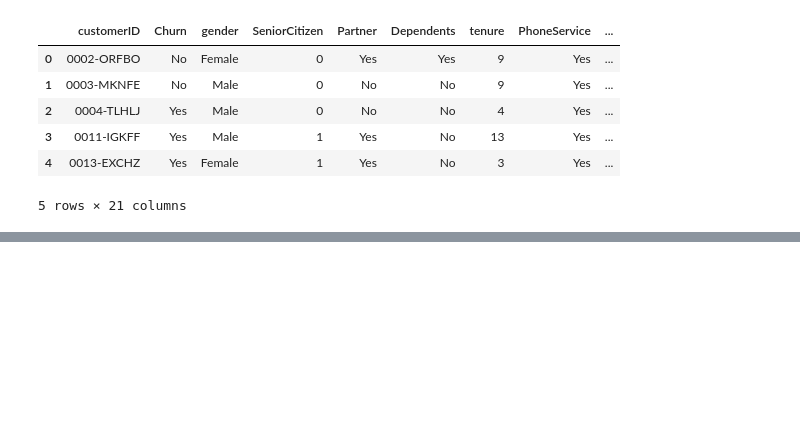
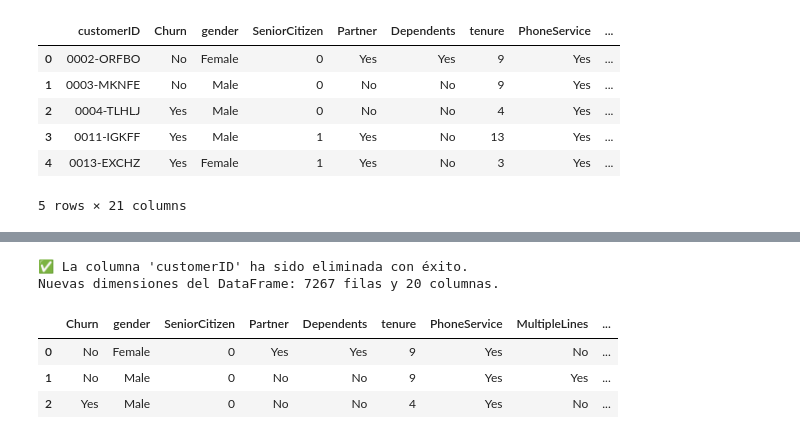
Before and after one commit to LordAguaKate/Telecom2, a Jupyter notebook: Telecom2.ipynb, the cells around one changed output, grey strips where cells are left out. Saved outputs shown, nothing was run; the diff lists cells and outputs as text; code cells hidden in the pictures; blank space fills up the shorter version.

Commit message:
Eliminación de Columnas Irrelevantes

```diff
--- a/Telecom2.ipynb
+++ b/Telecom2.ipynb
@@ -51,0 +55,20 @@ For example, when doing 'df[col].method(value, inplace=True)', try using 'df.met
+# %%
+# Eliminación de identificadores únicos para evitar ruido y sobreajuste en los modelos
+columna_id = 'customerID'
+
+if columna_id in df.columns:
+    df = df.drop(columns=[columna_id])
+    print(f"✅ La columna '{columna_id}' ha sido eliminada con éxito.")
+else:
+    print(f"⚠️ La columna '{columna_id}' ya no se encuentra en el DataFrame.")
+
+# Verificamos las nuevas dimensiones y el estado de los datos
+print(f"Nuevas dimensiones del DataFrame: {df.shape[0]} filas y {df.shape[1]} columnas.\n")
+display(df.head(3))
+# %% [output]
+✅ La columna 'customerID' ha sido eliminada con éxito.
+Nuevas dimensiones del DataFrame: 7267 filas y 20 columnas.
+|  | Churn | gender | SeniorCitizen | Partner | Dependents | tenure | PhoneService | MultipleLines | ... |
+| 0 | No | Female | 0 | Yes | Yes | 9 | Yes | No | ... |
+| 1 | No | Male | 0 | No | No | 9 | Yes | Yes | ... |
+| 2 | Yes | Male | 0 | No | No | 4 | Yes | No | ... |
```
Also changed, not shown: parts of 2 cells of this notebook.
